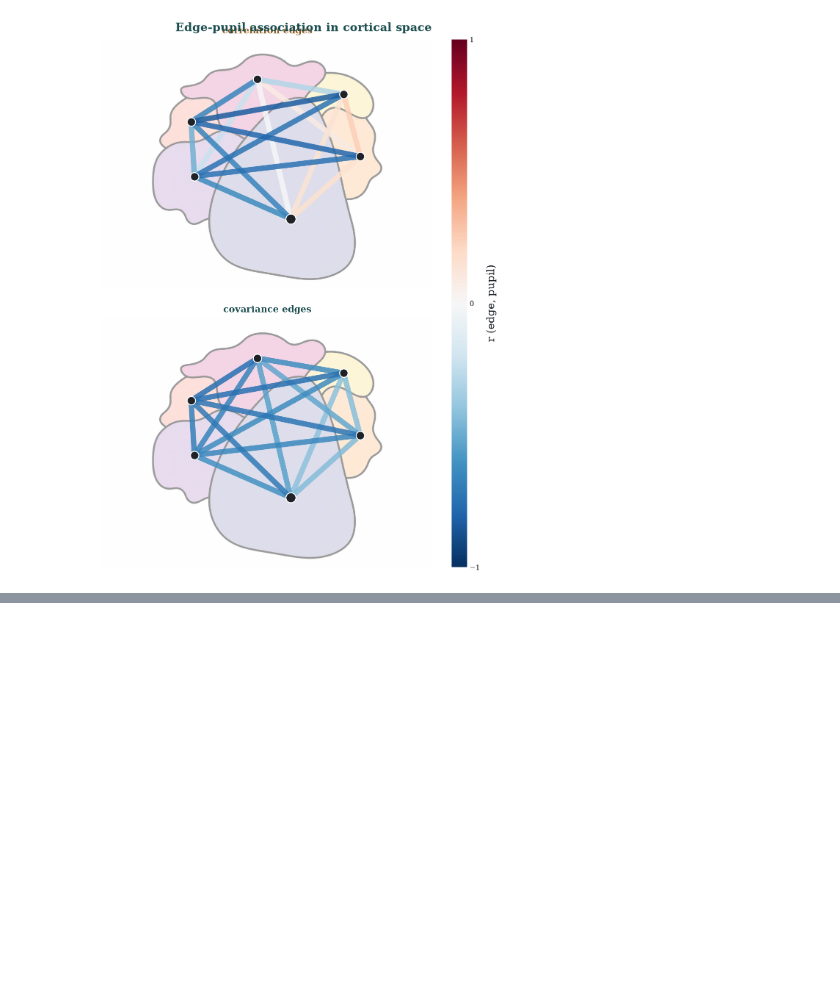
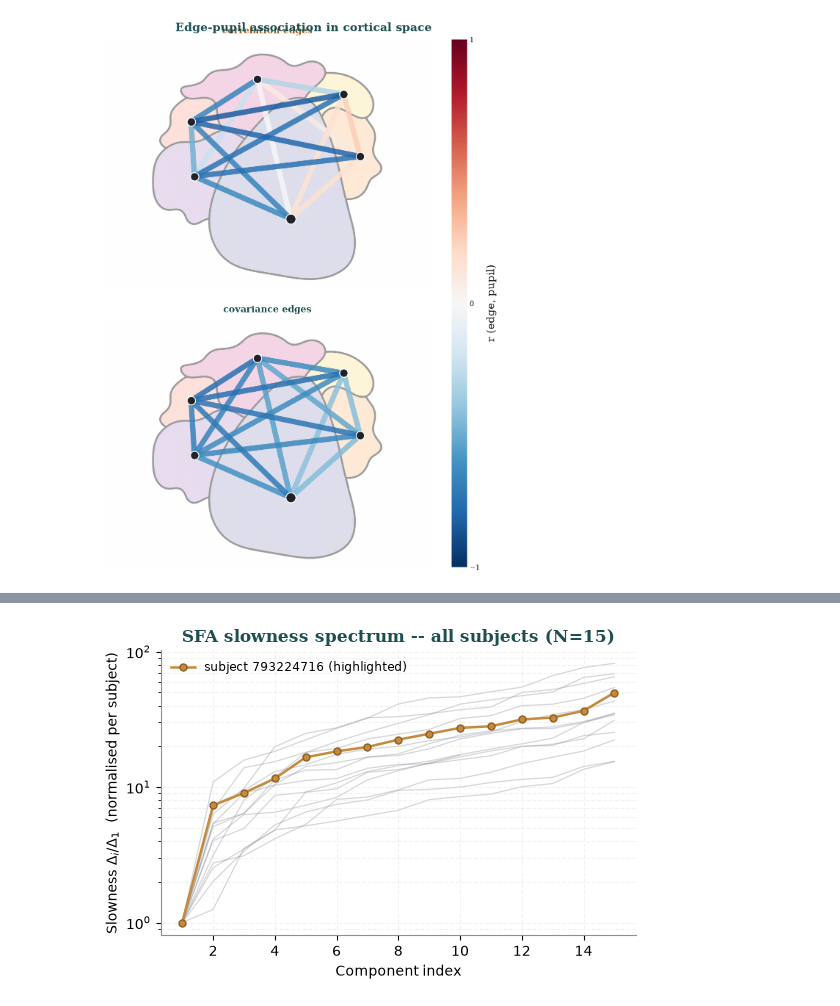
Before and after one commit to schrodingersmonkey/pSFA-PINUP, a Jupyter notebook: Figure_3_Neuropixels.ipynb, the cells around one changed output, grey strips where cells are left out. Drawn from its saved outputs; the diff is of its cells as text; code cells hidden in the pictures; blank space fills up the shorter version.

```diff
--- a/Figure_3_Neuropixels.ipynb
+++ b/Figure_3_Neuropixels.ipynb
@@ -737,0 +896,40 @@ findfont: Failed to find font weight semibold, now using 700.
+# %%
+from sksfa import SFA
+
+all_deltas = {}
+for sid, (X_s, d_s, t_s) in SUBJECT_DATA_CACHE.items():
+    if sid in CORRUPTED_SIDS:
+        continue
+    Rho_s = build_feature("edges-corr", X_s, EDGE_WIN)
+    k_s = Rho_s.shape[1]
+    if k_s < 2:
+        continue
+    with warnings.catch_warnings():
+        warnings.simplefilter("ignore")
+        all_deltas[sid] = SFA(n_components=k_s, fill_mode="zero").fit(Rho_s).delta_values_
+
+fig, ax = plt.subplots(figsize=(5.6, 3.8))
+for sid, deltas_s in all_deltas.items():
+    if sid == PLOT_SID:
+        continue
+    idx_s = np.arange(1, len(deltas_s) + 1)
+    ax.semilogy(idx_s, deltas_s / deltas_s[0], "-", color=MUTED, lw=0.9, alpha=0.35, zorder=1)
+
+idx = np.arange(1, len(all_deltas[PLOT_SID]) + 1)
+ax.semilogy(idx, all_deltas[PLOT_SID] / all_deltas[PLOT_SID][0], "o-",
+            color=GOLD, mec=GOLD_D, mfc=GOLD, lw=1.8, ms=5, zorder=3,
+            label=f"subject {PLOT_SID} (highlighted)")
+
+ax.set_xlabel("Component index")
+ax.set_ylabel(r"Slowness $\Delta_i / \Delta_1$  (normalised per subject)")
+ax.set_title(f"SFA slowness spectrum -- all subjects (N={len(all_deltas)})",
+             fontfamily="serif", color=ACCENT_D, fontsize=12, fontweight="semibold")
+ax.grid(True, which="both", ls="--", alpha=0.4, color=RULE)
+ax.legend(loc="upper left", frameon=False, fontsize=8.5)
+ax.spines[["top", "right"]].set_visible(False); ax.spines[["left", "bottom"]].set_color(MUTED)
+fig.tight_layout()
+fig.savefig(MEDIA_DIR / "fig_appendix_slowness_spectrum_allsubjects.svg", transparent=True, bbox_inches="tight")
+fig.savefig(MEDIA_DIR / "fig_appendix_slowness_spectrum_allsubjects.png", dpi=300, transparent=True, bbox_inches="tight")
+plt.show()
+# %% [output]
+[figure, added]
```
Also changed, not shown: parts of 8 cells of this notebook, 2 other files.
